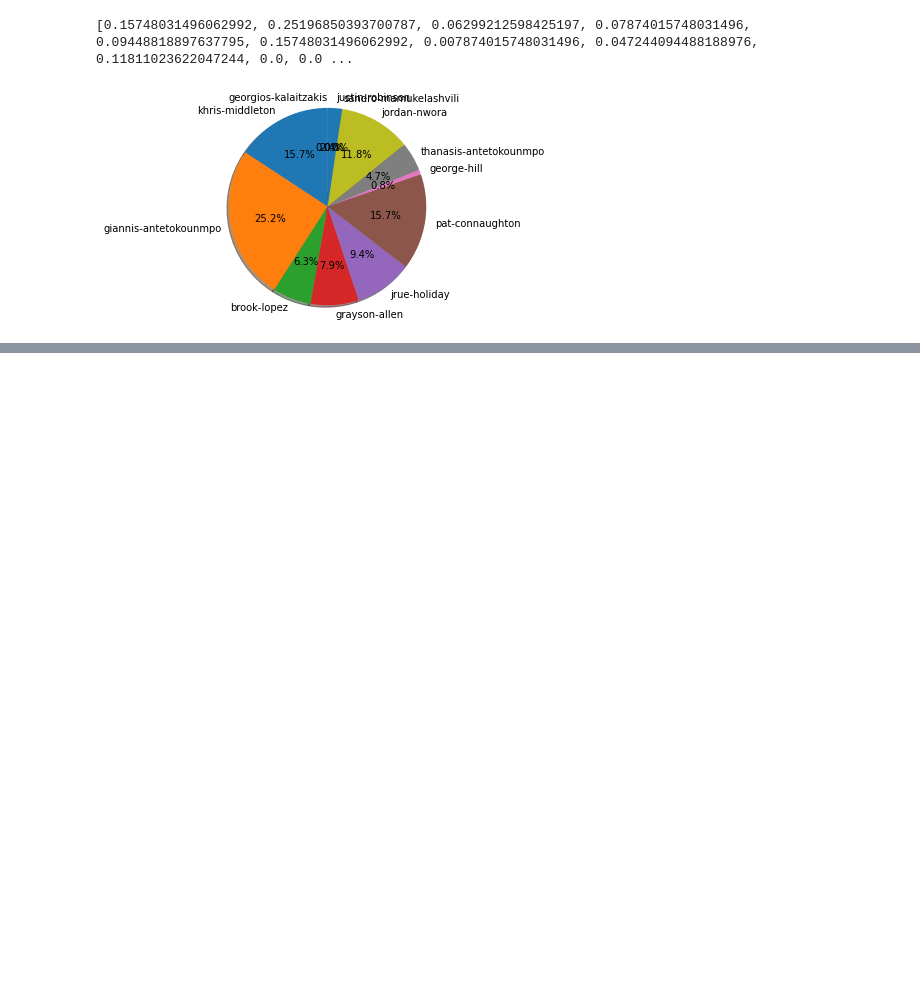
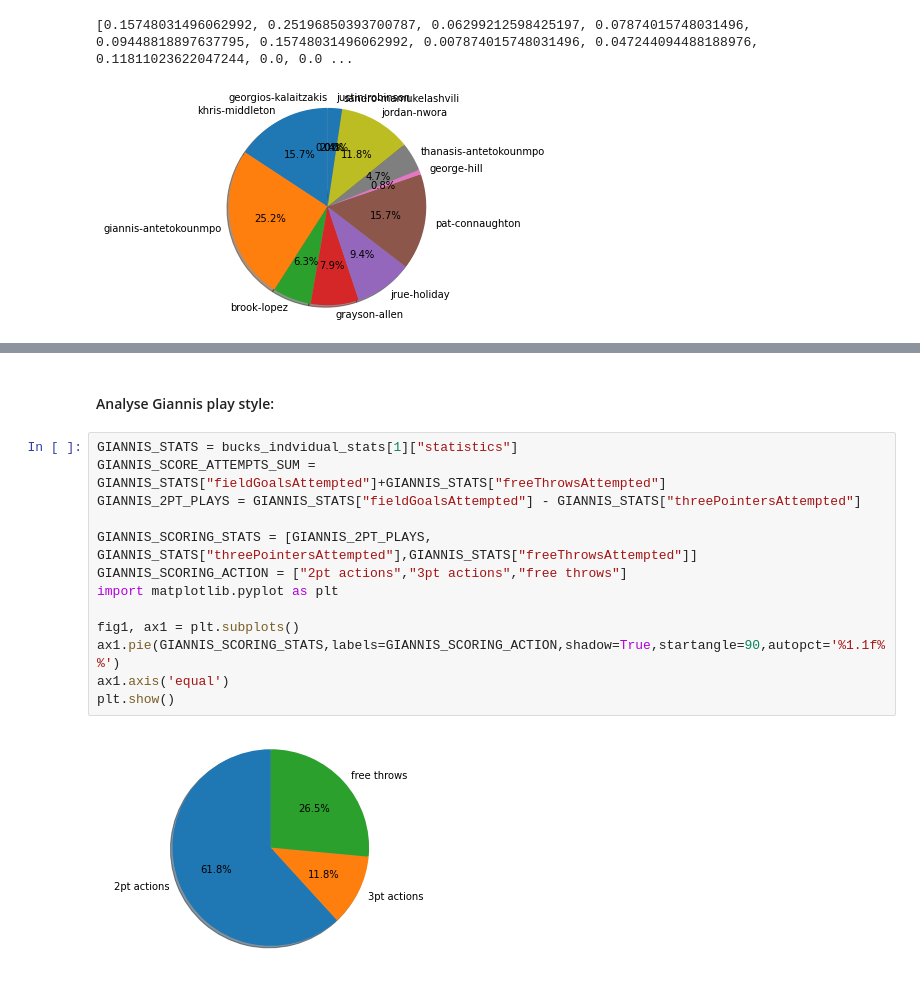
Before and after one commit to mateuszlesko/NBA_data_gain_-_analysis, a Jupyter notebook: analysis/bucks-nets.ipynb, the cells around one changed output, grey strips where cells are left out. Cells and saved outputs as stored; diff of their text form; blank space fills up the shorter version.

```diff
--- a/analysis/bucks-nets.ipynb
+++ b/analysis/bucks-nets.ipynb
@@ -94,0 +142,17 @@ Top 3pt specialist: brook-lopez
+# %% [markdown]
+#### Analyse Giannis play style:
+# %%
+GIANNIS_STATS = bucks_indvidual_stats[1]["statistics"]
+GIANNIS_SCORE_ATTEMPTS_SUM = GIANNIS_STATS["fieldGoalsAttempted"]+GIANNIS_STATS["freeThrowsAttempted"]
+GIANNIS_2PT_PLAYS = GIANNIS_STATS["fieldGoalsAttempted"] - GIANNIS_STATS["threePointersAttempted"]
+
+GIANNIS_SCORING_STATS = [GIANNIS_2PT_PLAYS, GIANNIS_STATS["threePointersAttempted"],GIANNIS_STATS["freeThrowsAttempted"]]
+GIANNIS_SCORING_ACTION = ["2pt actions","3pt actions","free throws"]
+import matplotlib.pyplot as plt
+
+fig1, ax1 = plt.subplots()
+ax1.pie(GIANNIS_SCORING_STATS,labels=GIANNIS_SCORING_ACTION,shadow=True,startangle=90,autopct='%1.1f%%')
+ax1.axis('equal')
+plt.show()
+# %% [output]
+[figure, added]
```
Also changed, not shown: parts of 22 cells of this notebook.
